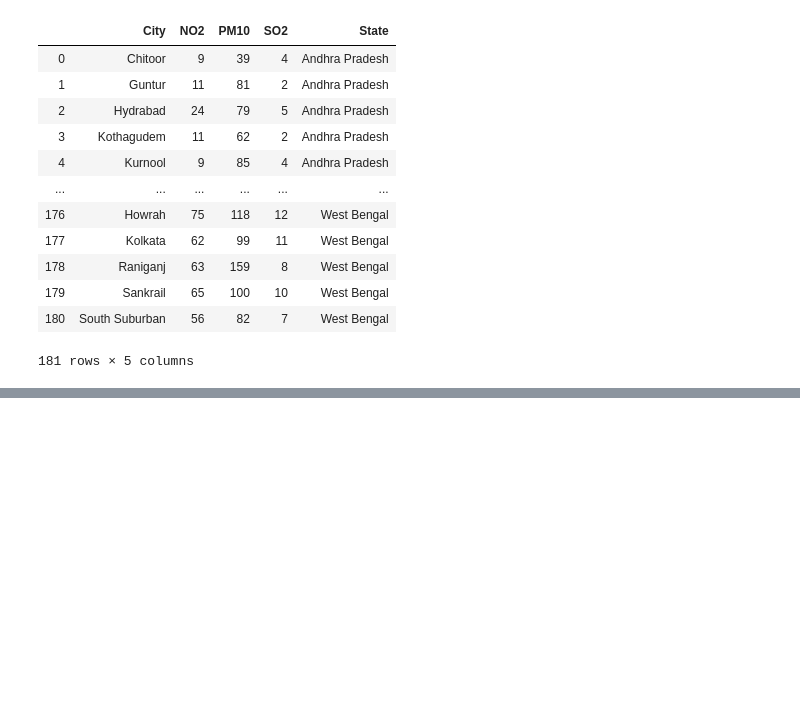
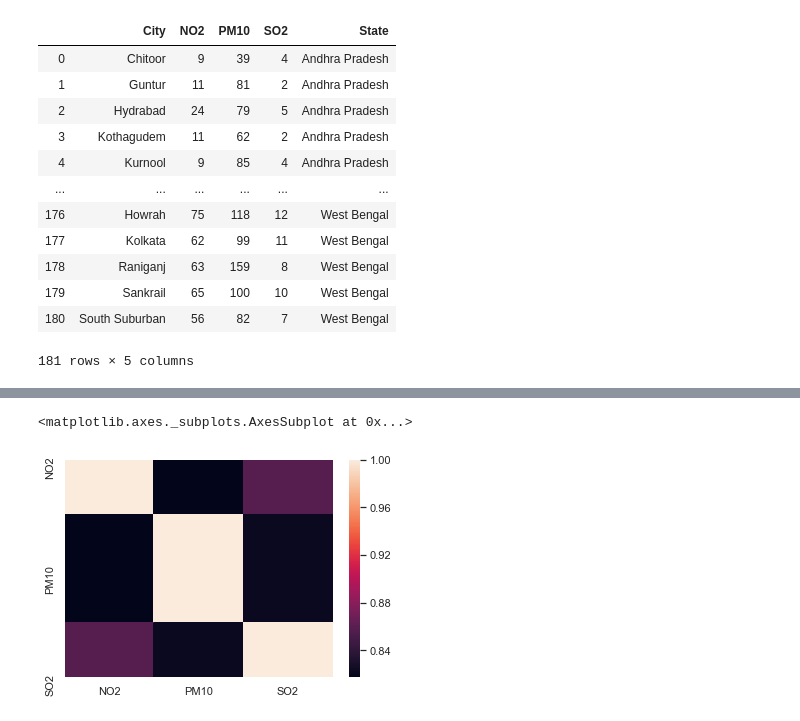
Before and after one commit to akshaynayanravi/pollution_data_india_2010, a Jupyter notebook: pollution_data_india_2010_clustering.ipynb, the cells around one changed output, grey strips where cells are left out. Cells and saved outputs as stored; diff of their text form; code cells hidden in the pictures; blank space fills up the shorter version.

```diff
--- a/pollution_data_india_2010_clustering.ipynb
+++ b/pollution_data_india_2010_clustering.ipynb
@@ -230,0 +253,5 @@ data_with_no_mv
+# %%
+sns.heatmap(data_grouped.corr())
+# %% [output]
+<matplotlib.axes._subplots.AxesSubplot at 0x...>
+[figure, added]
```
Also changed, not shown: parts of 22 cells of this notebook.
